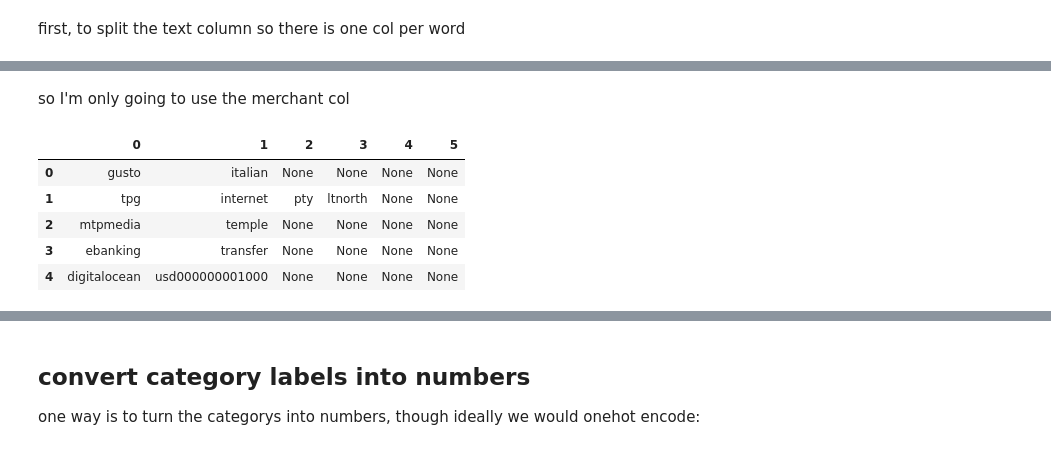
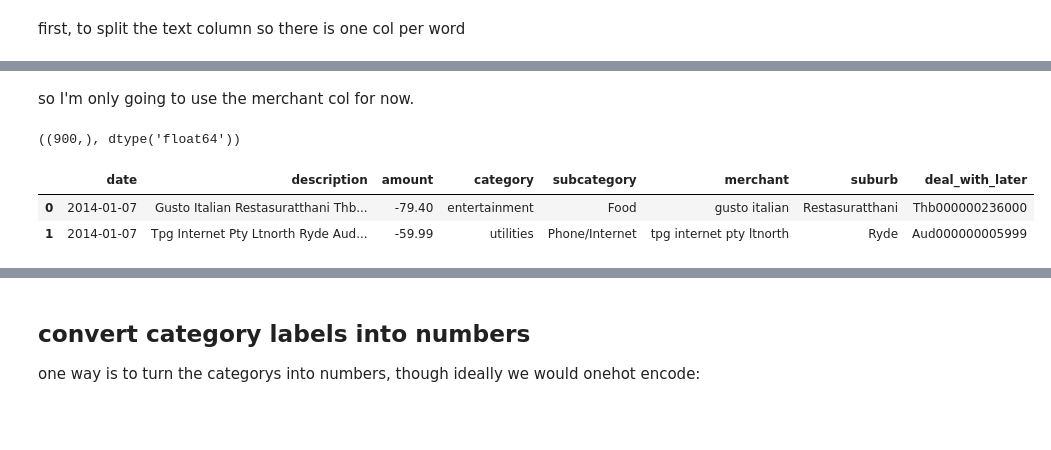
Before and after one commit to khalido/money_bot, a Jupyter notebook: classify_transactions.ipynb, the cells around one changed output, grey strips where cells are left out. Saved outputs shown, nothing was run; the diff lists cells and outputs as text; code cells hidden in the pictures; blank space fills up the shorter version.

```diff
--- a/classify_transactions.ipynb
+++ b/classify_transactions.ipynb
@@ -68,6 +84,3 @@ word2vec["7eleven"].shape, word2vec[np.NaN].shape
 ## now to convert the text col into vectors
 # %% [markdown]
 first, to split the text column so there is one col per word
-# %%
-df = utils.parse_csv("data/pocketbook-export.csv", "pocketbook")
-df.head()
@@ -82,13 +87,28 @@ parsed file with pocketbook parser
 # %% [markdown]
-so I'm only going to use the merchant col
+so I'm only going to use the merchant col for now.
+# %%
+def vectorize_words(s, total_words=3, blank_word=np.zeros(300)):
+    """takes in a sentence s, splits it into words, converts each words into a vector,
+    then concatanates them and returns a flattened array. if number of words is less than
+    total_words, pads with a blank array"""
+    list_words = s.split(" ")
+    vec = []
+    for i in range(total_words):
+        try:
+            vec.append(word2vec[list_words[i]])
+        except:
+            vec.append(blank_word)
+
+    return np.array(vec).flatten()
+
+a = vectorize_words("gusto italian")
+a.shape, a.dtype
+# %% [output]
+((900,), dtype('float64'))
 # %%
 df['merchant'] = df.merchant.str.lower()
-df2 = df['merchant'].str.split(" ", expand=True)
-df2.head()
+df.head(2)
 # %% [output]
-|  | 0 | 1 | 2 | 3 | 4 | 5 |
-| 0 | gusto | italian | None | None | None | None |
-| 1 | tpg | internet | pty | ltnorth | None | None |
-| 2 | mtpmedia | temple | None | None | None | None |
-| 3 | ebanking | transfer | None | None | None | None |
-| 4 | digitalocean | usd000000001000 | None | None | None | None |
+|  | date | description | amount | category | subcategory | merchant | suburb | deal_with_later |
+| 0 | 2014-01-07 | Gusto Italian Restasuratthani Thb... | -79.40 | entertainment | Food | gusto italian | Restasuratthani | Thb000000236000 |
+| 1 | 2014-01-07 | Tpg Internet Pty Ltnorth Ryde Aud... | -59.99 | utilities | Phone/Internet | tpg internet pty ltnorth | Ryde | Aud000000005999 |
```
Also changed, not shown: parts of 34 cells of this notebook, 5 other files.
